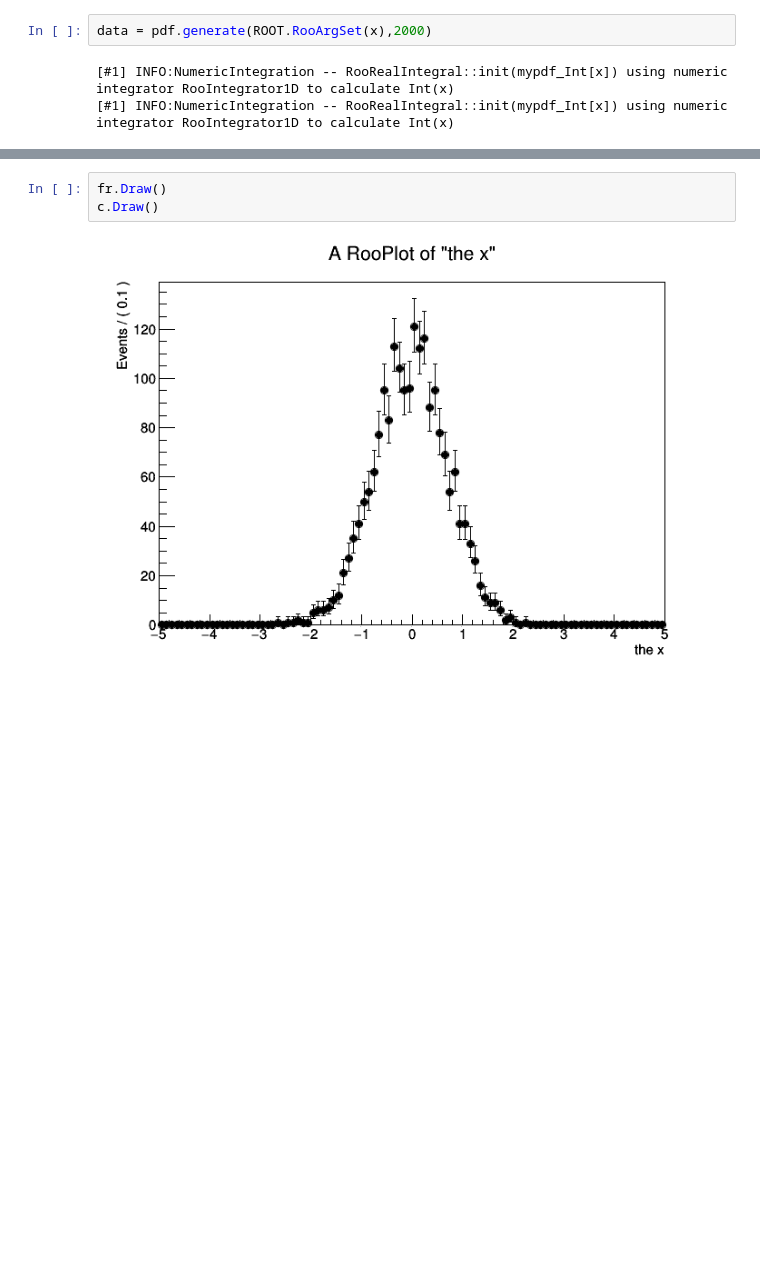
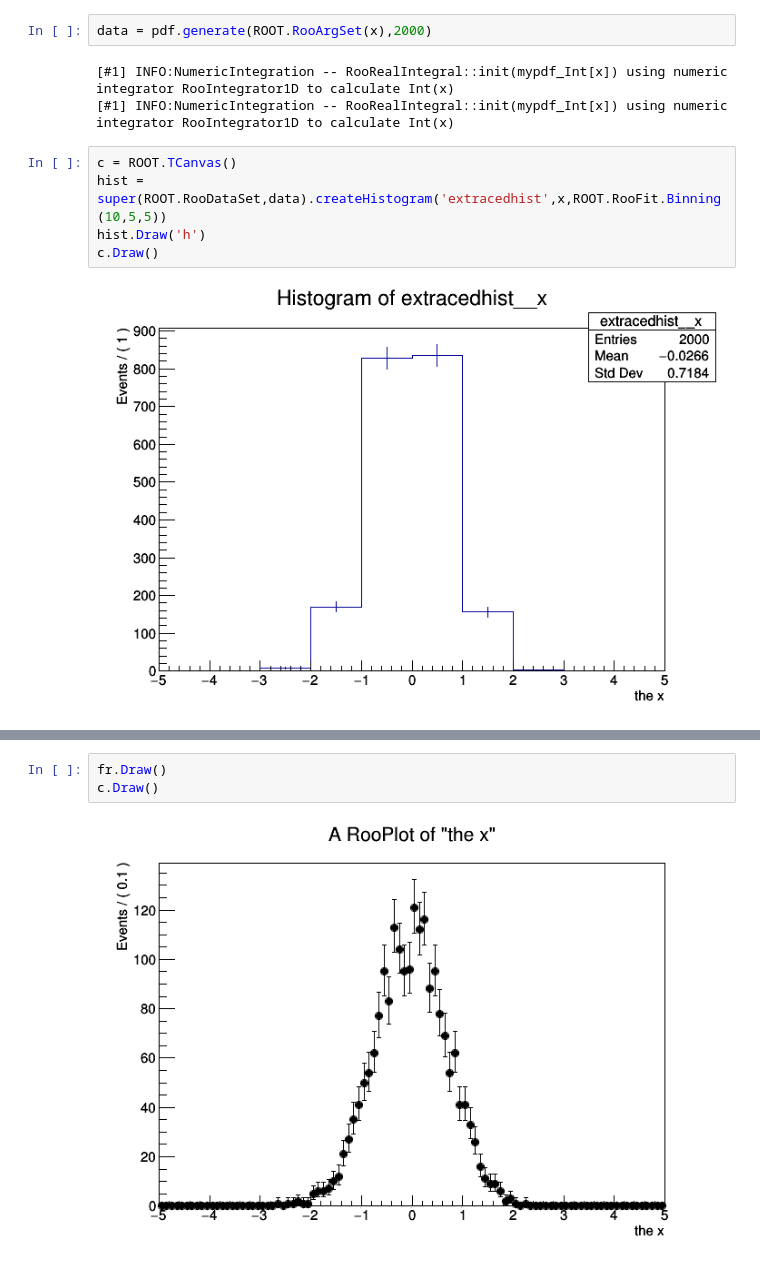
Before and after one commit to lukasheinrich/code-snippets, a Jupyter notebook: GenericPdf.ipynb, the cells around one changed output, grey strips where cells are left out. Saved outputs shown, nothing was run; the diff lists cells and outputs as text; blank space fills up the shorter version.

```diff
--- a/GenericPdf.ipynb
+++ b/GenericPdf.ipynb
@@ -17,3 +17,10 @@ data = pdf.generate(ROOT.RooArgSet(x),2000)
 # %% [output]
 [#1] INFO:NumericIntegration -- RooRealIntegral::init(mypdf_Int[x]) using numeric integrator RooIntegrator1D to calculate Int(x)
 [#1] INFO:NumericIntegration -- RooRealIntegral::init(mypdf_Int[x]) using numeric integrator RooIntegrator1D to calculate Int(x)
+# %%
+c = ROOT.TCanvas()
+hist = super(ROOT.RooDataSet,data).createHistogram('extracedhist',x,ROOT.RooFit.Binning(10,5,5))
+hist.Draw('h')
+c.Draw()
+# %% [output]
+[figure, added]
```
Also changed, not shown: parts of 4 cells of this notebook.
